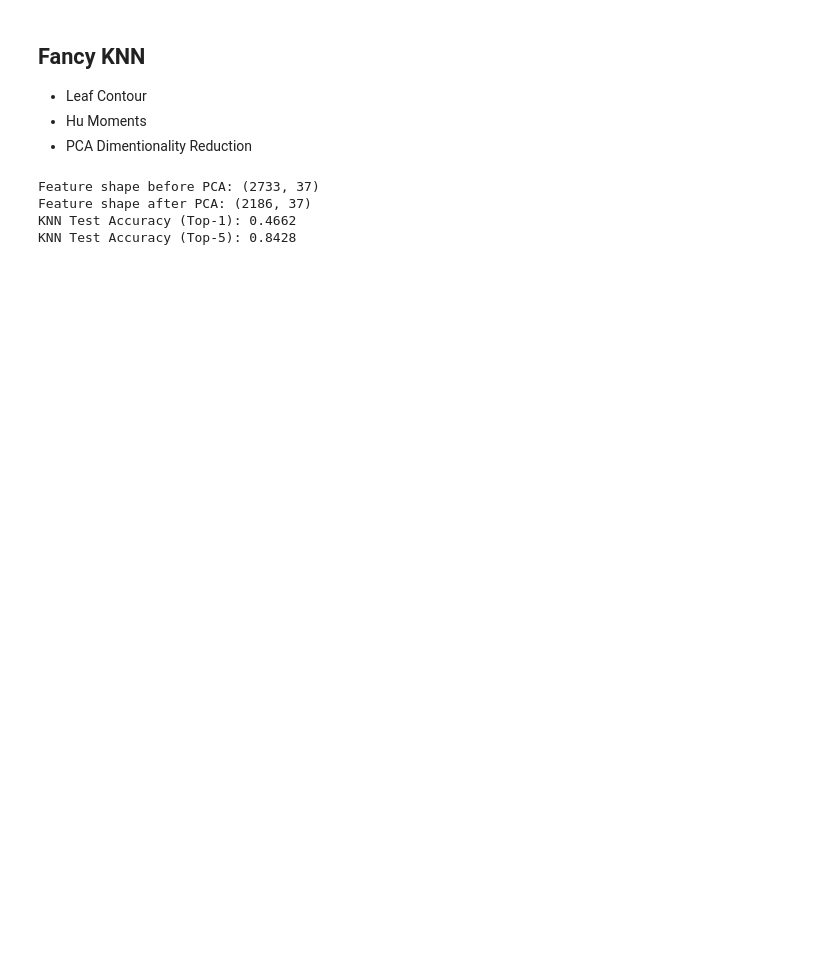
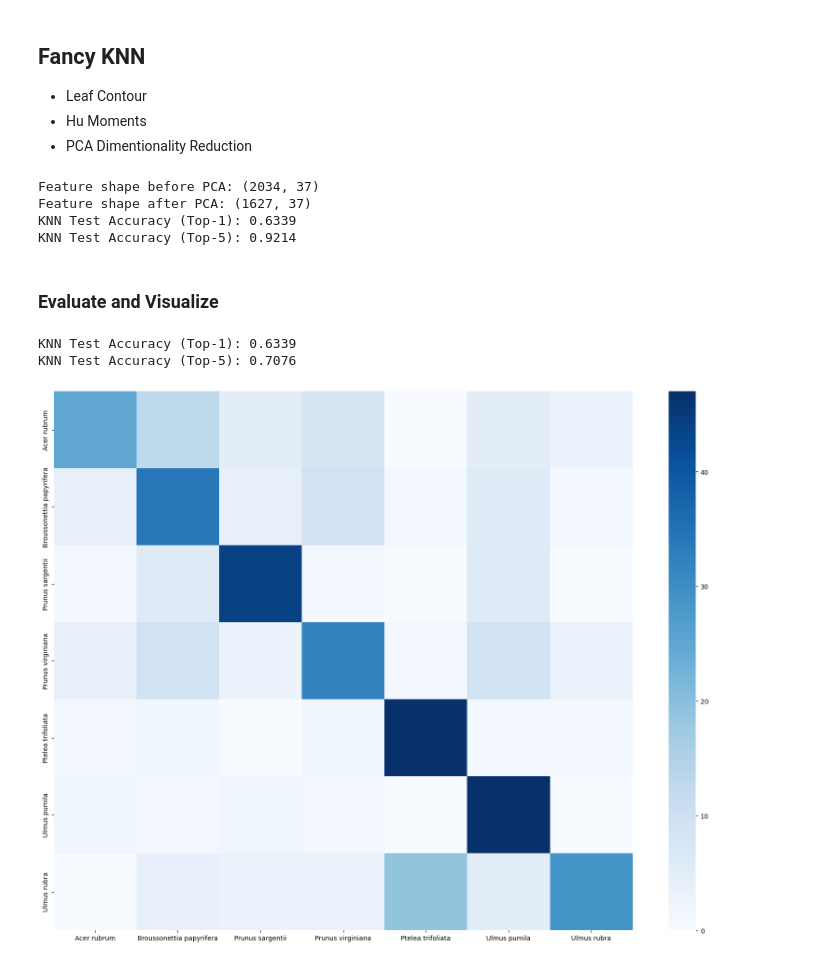
Before and after one commit to CharlieBoye8/boye_leafID, a Jupyter notebook: LeafSnapKNN.ipynb, the cells around one changed output. Saved outputs shown, nothing was run; the diff lists cells and outputs as text; code cells hidden in the pictures; blank space fills up the shorter version.

```diff
--- a/LeafSnapKNN.ipynb
+++ b/LeafSnapKNN.ipynb
@@ -185,7 +167,8 @@ KNN Test Accuracy (Top-5): 0.6057
 - Hu Moments
 - PCA Dimentionality Reduction
 # %%
-IMG_SIZE = (224, 224)
+
+IMG_SIZE = (512, 512)
 
 def extract_features(file_path, bins=30):
     img = tf.io.read_file(file_path)
@@ -257,7 +240,24 @@ top5_acc = top_k_accuracy_score(y_test, knn.predict_proba(X_test_pca), k=5)
 print(f"KNN Test Accuracy (Top-1): {acc:.4f}")
 print(f"KNN Test Accuracy (Top-5): {top5_acc:.4f}")
 # %% [output]
-Feature shape before PCA: (2733, 37)
-Feature shape after PCA: (2186, 37)
-KNN Test Accuracy (Top-1): 0.4662
-KNN Test Accuracy (Top-5): 0.8428
+Feature shape before PCA: (2034, 37)
+Feature shape after PCA: (1627, 37)
+KNN Test Accuracy (Top-1): 0.6339
+KNN Test Accuracy (Top-5): 0.9214
+# %% [markdown]
+### Evaluate and Visualize
+# %%
+cm = confusion_matrix(y_test, y_pred)
+cm_df = pd.DataFrame(cm, index=label_encoder.inverse_transform(range(len(species_to_keep))),
+                     columns=label_encoder.inverse_transform(range(len(species_to_keep))))
+plt.figure(figsize=(20, 15))
+sns.heatmap(cm_df, annot=False, fmt='d', cmap='Blues')
+
+acc = accuracy_score(y_test, y_pred)
+top5_acc = top_k_accuracy_score(y_test, knn.predict_proba(X_test), k=5)
+print(f"KNN Test Accuracy (Top-1): {acc:.4f}")
+print(f"KNN Test Accuracy (Top-5): {top5_acc:.4f}")
+# %% [output]
+KNN Test Accuracy (Top-1): 0.6339
+KNN Test Accuracy (Top-5): 0.7076
+[figure, added]
```
Also changed, not shown: parts of 6 cells of this notebook, 10 other files.
